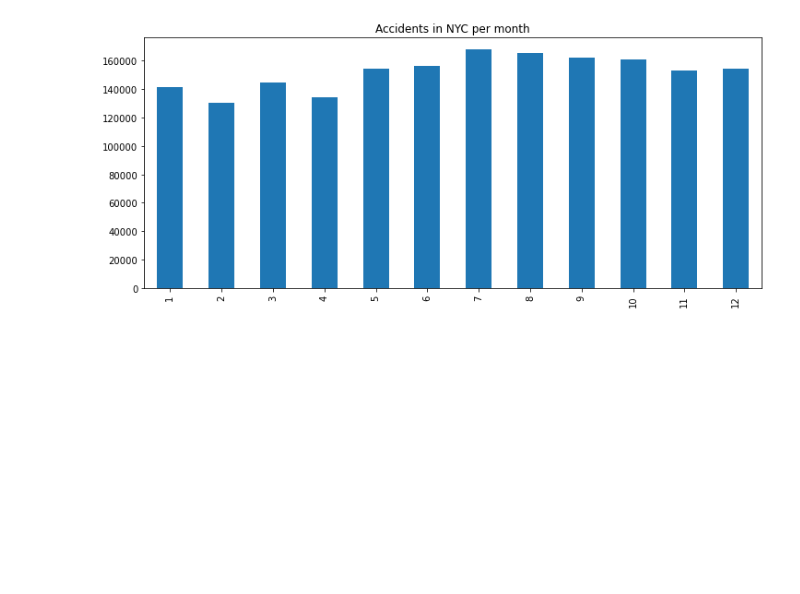
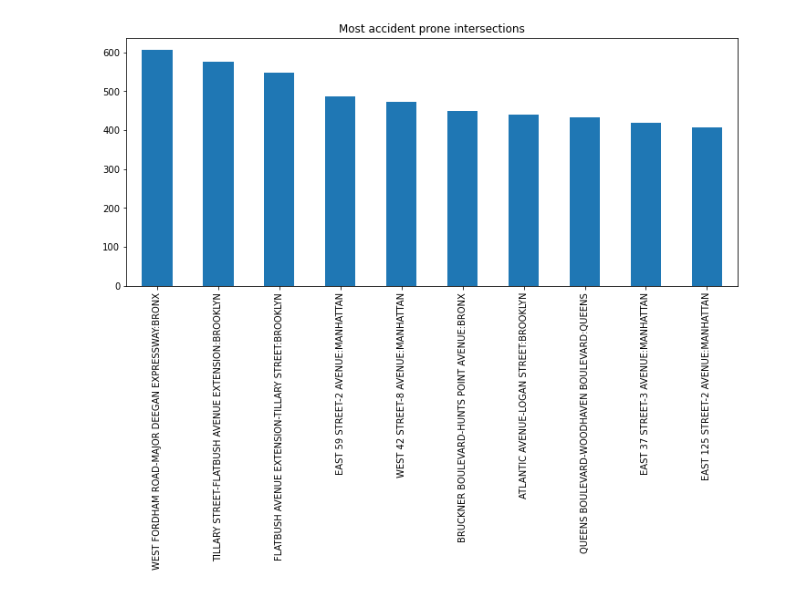
Before and after one commit to sudheendrakatikar/cmpe255-project, a Jupyter notebook: data-viz.ipynb, the cells around one changed output. Saved outputs shown, nothing was run; the diff lists cells and outputs as text; code cells hidden in the pictures; blank space fills up the shorter version.

```diff
--- a/data-viz.ipynb
+++ b/data-viz.ipynb
@@ -16,11 +18,12 @@ yearly_plot.figure.savefig('img/Accidents_in_NYC_per_year.png', facecolor='white
 # %%
-# Bar graph for accidents per month
+# Bar graph for top 10 accident prone intersections
 
-monthly = pd.Series([ datetime.strptime(date, '%m/%d/%Y').month for date in data['CRASH DATE'] ]).value_counts().sort_index()
-monthly_plot = monthly.plot(kind='bar', title='Accidents in NYC per month', figsize=(12, 5))
-monthly_plot.figure.savefig('img/Accidents_in_NYC_per_month.png', facecolor='white')
+intersections = data['ON STREET NAME'].str.strip() + '-' + data['CROSS STREET NAME'].str.strip() + ':'+data['BOROUGH'].str.strip()
+intersections = intersections.dropna().value_counts().sort_values(ascending=False)[:10]
+intersections_plot = intersections.plot(kind='bar', title='Most accident prone intersections', figsize=(12, 5))
+intersections_plot.figure.savefig('img/Accident_prone_Intersections.png', facecolor='white')
 # %% [output]
-[figure, old version]
+[figure, new version]
 # %%
 # Bar graph for accidents per hour
 
```
Also changed, not shown: parts of 8 cells of this notebook, 18 other files.
